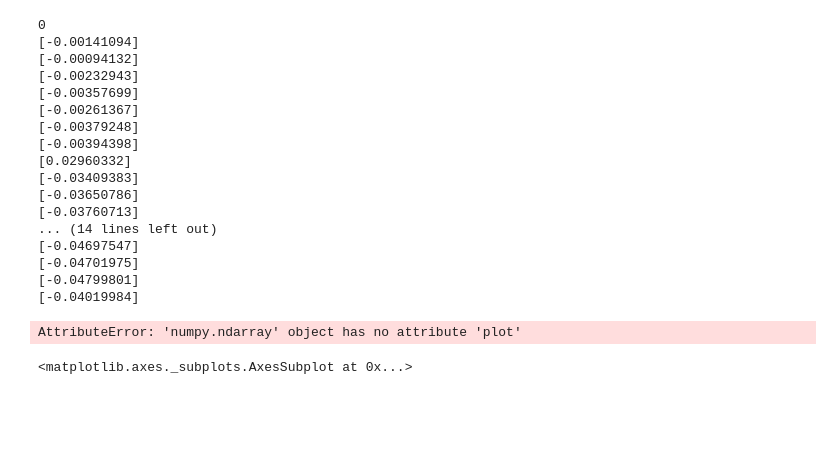
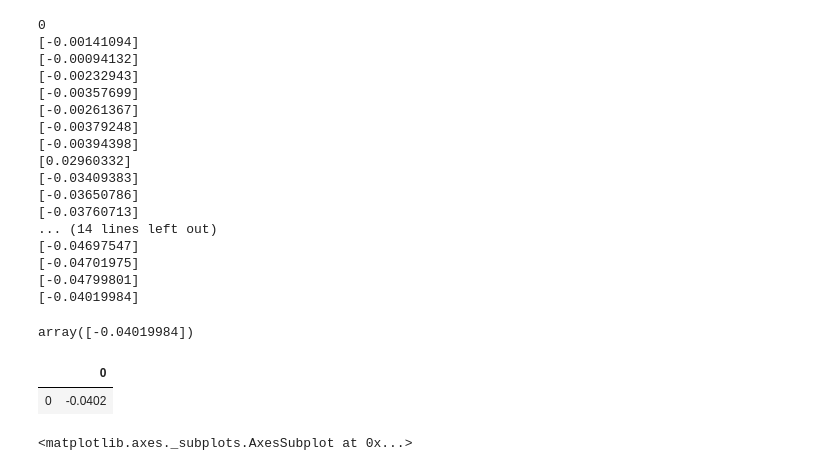
Before and after one commit to daxsoule/BOTPT, a Jupyter notebook: notebooks/play.ipynb, the cells around one changed output. Drawn from its saved outputs; the diff is of its cells as text; code cells hidden in the pictures; blank space fills up the shorter version.

```diff
--- a/notebooks/play.ipynb
+++ b/notebooks/play.ipynb
@@ -211,12 +211,13 @@ for i in range(len(test)):
 [-0.04799801]
 [-0.04019984]
 # %%
-test = pd.DataFrame(df_botptMean['diff']).to_numpy()
+# test = pd.DataFrame(df_botptMean['diff']).to_numpy()
 
-for i in range(len(test)):
-    if i==0:
-        #diff_max=test[0]
-        print(0)
-    else:
-        diff_max = max(test[:i])
-        print(test[i]-diff_max)
+# d={}
+# for i in range(len(test)):
+#     if i==0:
+#         #diff_max=test[0]
+#         print(0)
+#     else:
+#         diff_max = max(test[:i])
+#         print(test[i]-diff_max)
@@ -288,9 +251,16 @@ for i in range(len(test)):
 [-0.04799801]
 [-0.04019984]
 # %%
-daily_diff.plot()
+daily_diff
 # %% [output]
-AttributeError: 'numpy.ndarray' object has no attribute 'plot'
+array([-0.04019984])
+# %%
+df_diff = pd.DataFrame(daily_diff)
+# %%
+df_diff.head()
+# %% [output]
+|  | 0 |
+| 0 | -0.0402 |
 # %%
 df_botptMean['diff'].plot()
 # plt.setp(ax.xaxis.get_majorticklabels(), rotation=90)
```
Also changed, not shown: parts of 3 cells of this notebook, 1 other file.
